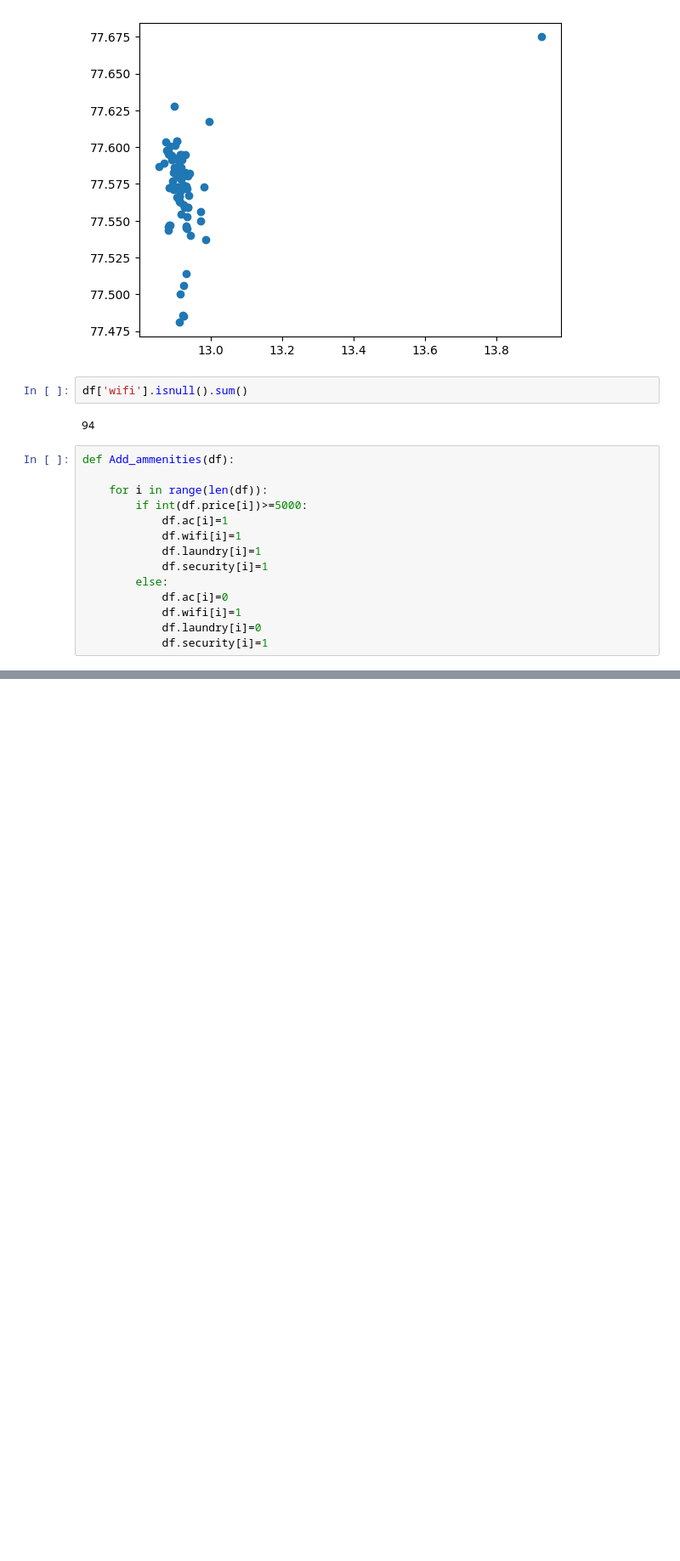
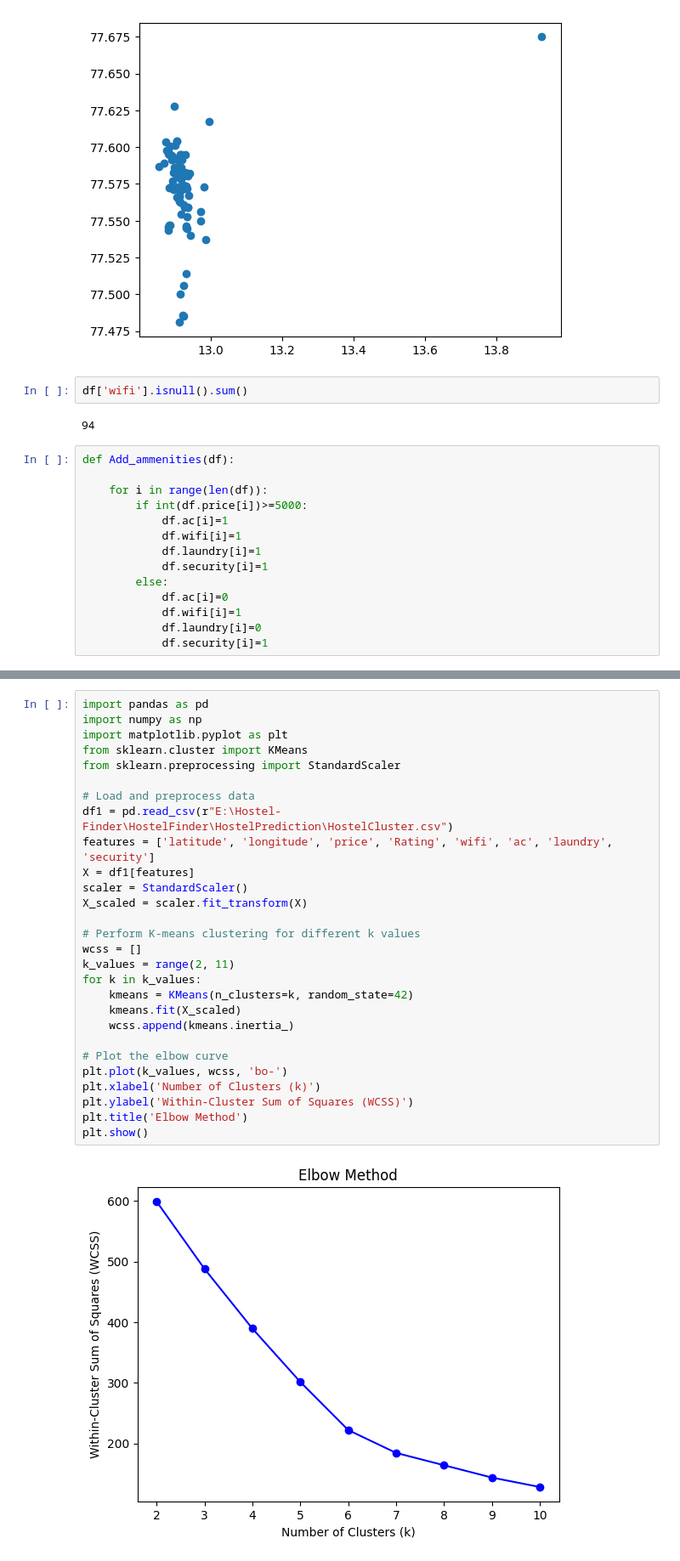
Before and after one commit to Laharishree/Final-Year-Project, a Jupyter notebook: dataCleaning.ipynb, the cells around one changed output, grey strips where cells are left out. Shown at 85% size. Saved outputs shown, nothing was run; the diff lists cells and outputs as text; blank space fills up the shorter version.

```diff
--- a/dataCleaning.ipynb
+++ b/dataCleaning.ipynb
@@ -244,0 +219,30 @@ KeyError: "['longitutde'] not in index"
+# %%
+import pandas as pd
+import numpy as np
+import matplotlib.pyplot as plt
+from sklearn.cluster import KMeans
+from sklearn.preprocessing import StandardScaler
+
+# Load and preprocess data
+df1 = pd.read_csv(r"E:\Hostel-Finder\HostelFinder\HostelPrediction\HostelCluster.csv")
+features = ['latitude', 'longitude', 'price', 'Rating', 'wifi', 'ac', 'laundry', 'security']
+X = df1[features]
+scaler = StandardScaler()
+X_scaled = scaler.fit_transform(X)
+
+# Perform K-means clustering for different k values
+wcss = []
+k_values = range(2, 11)
+for k in k_values:
+    kmeans = KMeans(n_clusters=k, random_state=42)
+    kmeans.fit(X_scaled)
+    wcss.append(kmeans.inertia_)
+
+# Plot the elbow curve
+plt.plot(k_values, wcss, 'bo-')
+plt.xlabel('Number of Clusters (k)')
+plt.ylabel('Within-Cluster Sum of Squares (WCSS)')
+plt.title('Elbow Method')
+plt.show()
+# %% [output]
+[figure, added]
```
Also changed, not shown: parts of 3 cells of this notebook, 3 other files.
